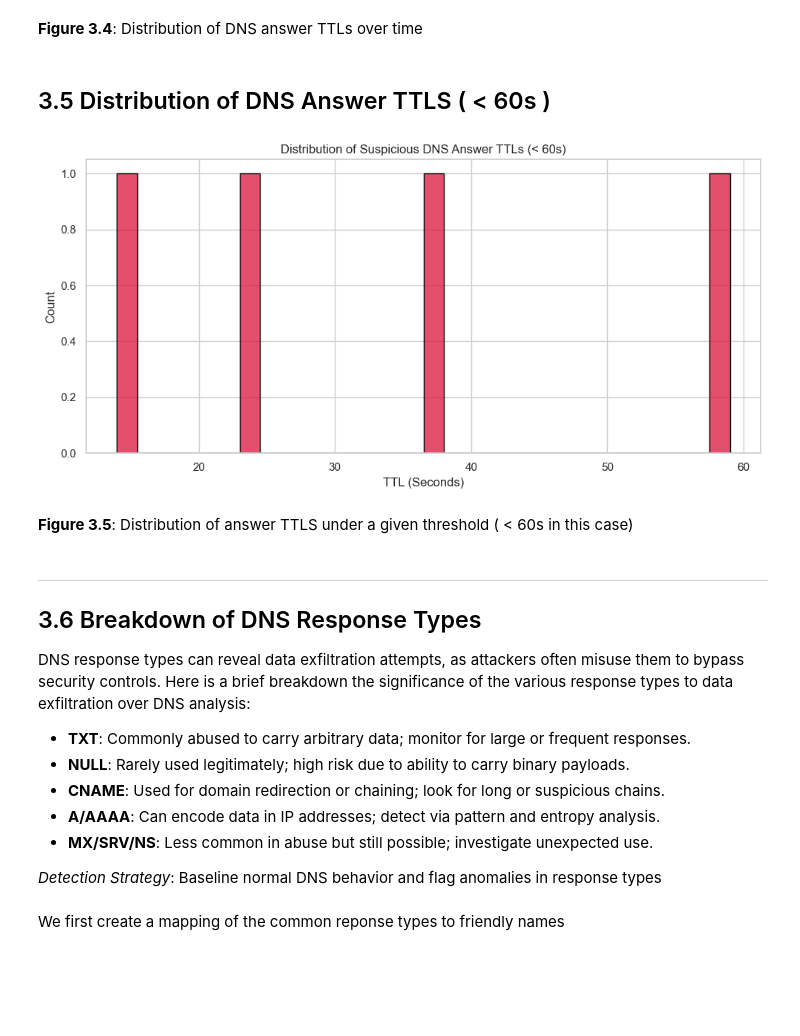
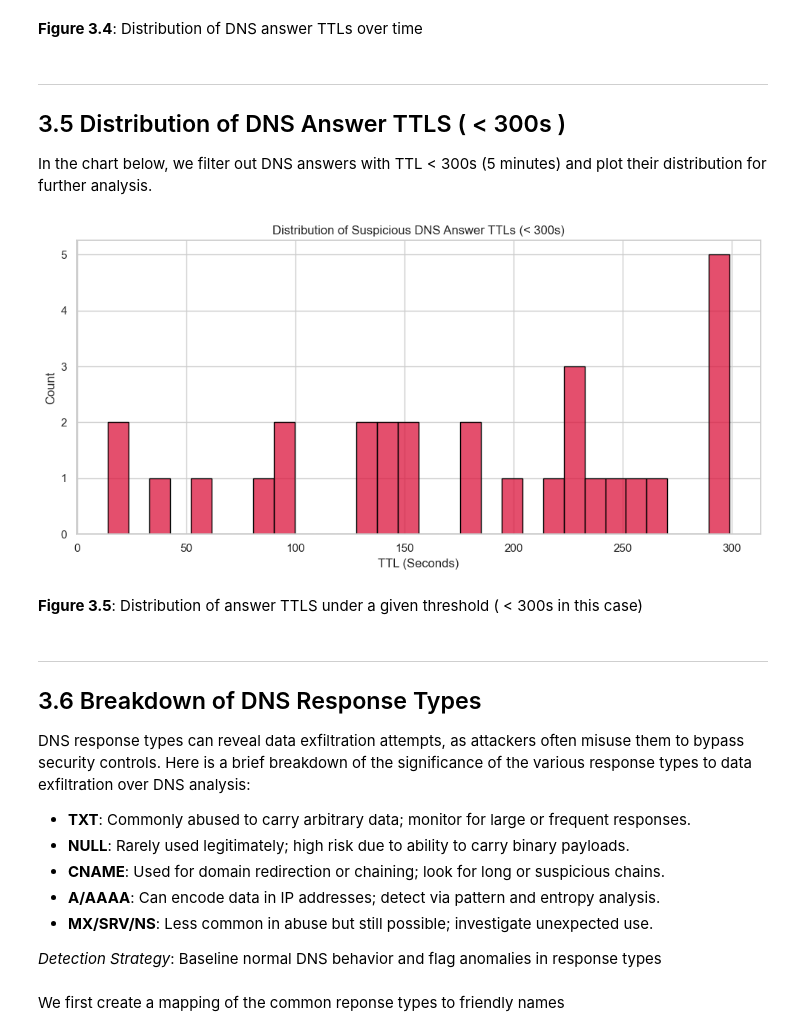
Before and after one commit to hmaosa/dns-exfiltration-detection, a Jupyter notebook: Notebooks/dns_exfiltration_analysis-framework.ipynb, the cells around one changed output. Saved outputs shown, nothing was run; the diff lists cells and outputs as text; code cells hidden in the pictures; blank space fills up the shorter version.

```diff
--- a/Notebooks/dns_exfiltration_analysis-framework.ipynb
+++ b/Notebooks/dns_exfiltration_analysis-framework.ipynb
@@ -348,9 +344,6 @@ If an attacker is tunneling data, they might configure a DNS server to return SE
 
 A REFUSED response occurs when a DNS server refuses to process the query. This might happen when an attacker sends a malformed query or a query to a blacklisted domain.
 # %%
-# Filter DNS responses only
-responses_df = df[df["qr"] == 1].copy()
-
 # Map RCODEs to descriptive names
 rcode_labels = {
     0: "NoError",
@@ -365,8 +358,7 @@ responses_df["rcode_name"] = responses_df["rcode"].map(rcode_labels).fillna("Oth
 # Count occurrences
 rcode_counts = responses_df["rcode_name"].value_counts().reset_index()
 rcode_counts.columns = ['rcode_name', 'count']
-rcode_counts["hue"] = rcode_counts["rcode_name"]  # Dummy hue to suppress seaborn current version warning about hue and legend in the plot.
-
+rcode_counts["hue"] = rcode_counts["rcode_name"]
 # Plot with hue and no legend
 plt.figure(figsize=(10, 5))
 sns.barplot(
@@ -378,7 +370,6 @@ plt.title("DNS Response Code Breakdown")
 plt.xlabel("RCODE (Response Code)")
 plt.ylabel("Count")
 plt.tight_layout()
-plt.savefig('../Images/rcode_analysis.png')
 plt.show()
 # %% [output]
 [figure]
@@ -506,30 +494,32 @@ plt.show()
 # %% [markdown]
 **Figure 3.4**: Distribution of DNS answer TTLs over time
 # %% [markdown]
-## 3.5 Distribution of DNS Answer TTLS ( < 60s )
+---
+## 3.5 Distribution of DNS Answer TTLS ( < 300s )
+
+In the chart below, we filter out DNS answers with TTL < 300s (5 minutes) and plot their distribution for further analysis.
 # %%
 # Filter only TTLs less than 60 seconds
-ttl_suspicious = ttl_expanded[ttl_expanded['ttls'] < 60]
+ttl_suspicious = ttl_expanded[ttl_expanded['ttls'] < 300]
 
 # Plot histogram of low TTLs
 plt.figure(figsize=(10, 5))
 sns.histplot(ttl_suspicious['ttls'], bins=30, color='crimson', edgecolor='black')
-plt.title("Distribution of Suspicious DNS Answer TTLs (< 60s)")
+plt.title("Distribution of Suspicious DNS Answer TTLs (< 300s)")
 plt.xlabel("TTL (Seconds)")
 plt.ylabel("Count")
 plt.grid(True)
 plt.tight_layout()
-# plt.savefig("../Images/ttl_suspicious_under_60.png")
 plt.show()
 # %% [output]
-[figure, old version]
+[figure, new version]
 # %% [markdown]
-**Figure 3.5**: Distribution of answer TTLS under a given threshold ( < 60s in this case)
+**Figure 3.5**: Distribution of answer TTLS under a given threshold ( < 300s in this case)
 # %% [markdown]
 ---
 ## 3.6 Breakdown of DNS Response Types
 
-DNS response types can reveal data exfiltration attempts, as attackers often misuse them to bypass security controls. Here is a brief breakdown the significance of the various response types to data exfiltration over DNS analysis:
+DNS response types can reveal data exfiltration attempts, as attackers often misuse them to bypass security controls. Here is a brief breakdown of the significance of the various response types to data exfiltration over DNS analysis:
 - **TXT**: Commonly abused to carry arbitrary data; monitor for large or frequent responses.
 - **NULL**: Rarely used legitimately; high risk due to ability to carry binary payloads.
 - **CNAME**: Used for domain redirection or chaining; look for long or suspicious chains.
```
Also changed, not shown: parts of 22 cells of this notebook.
